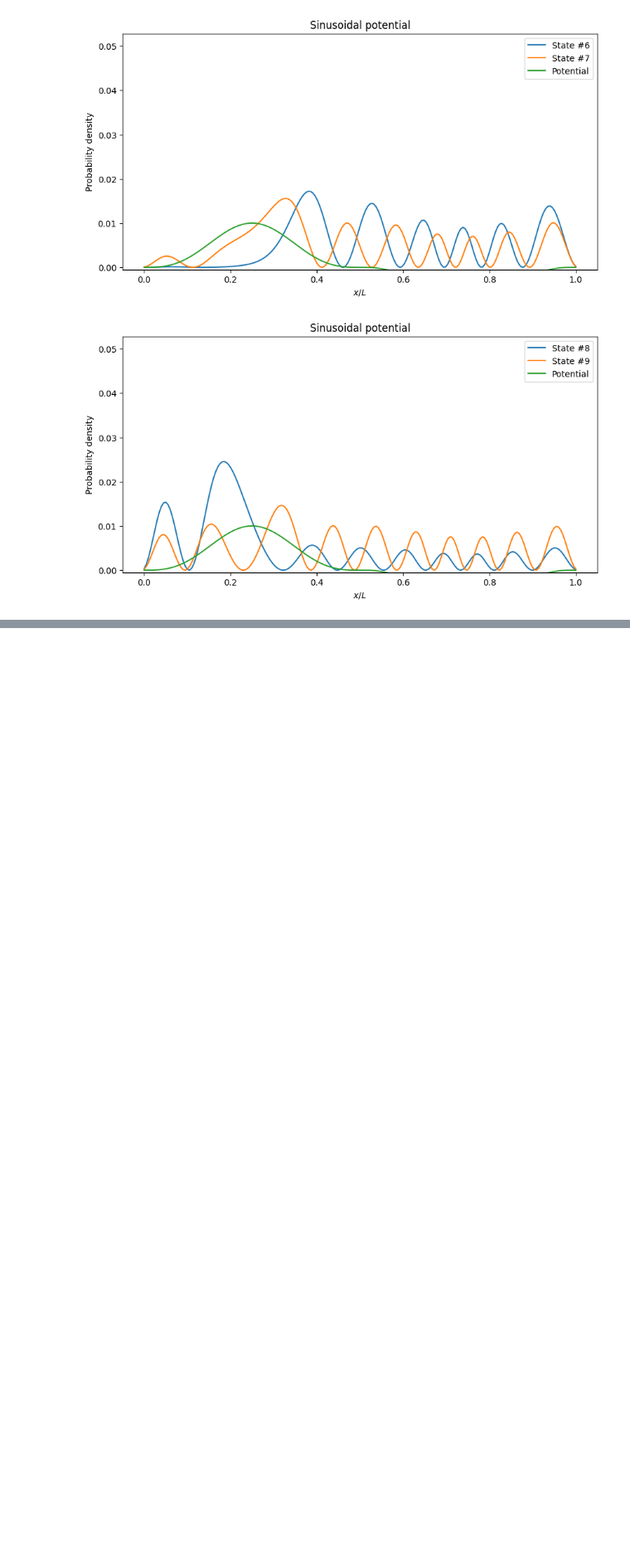
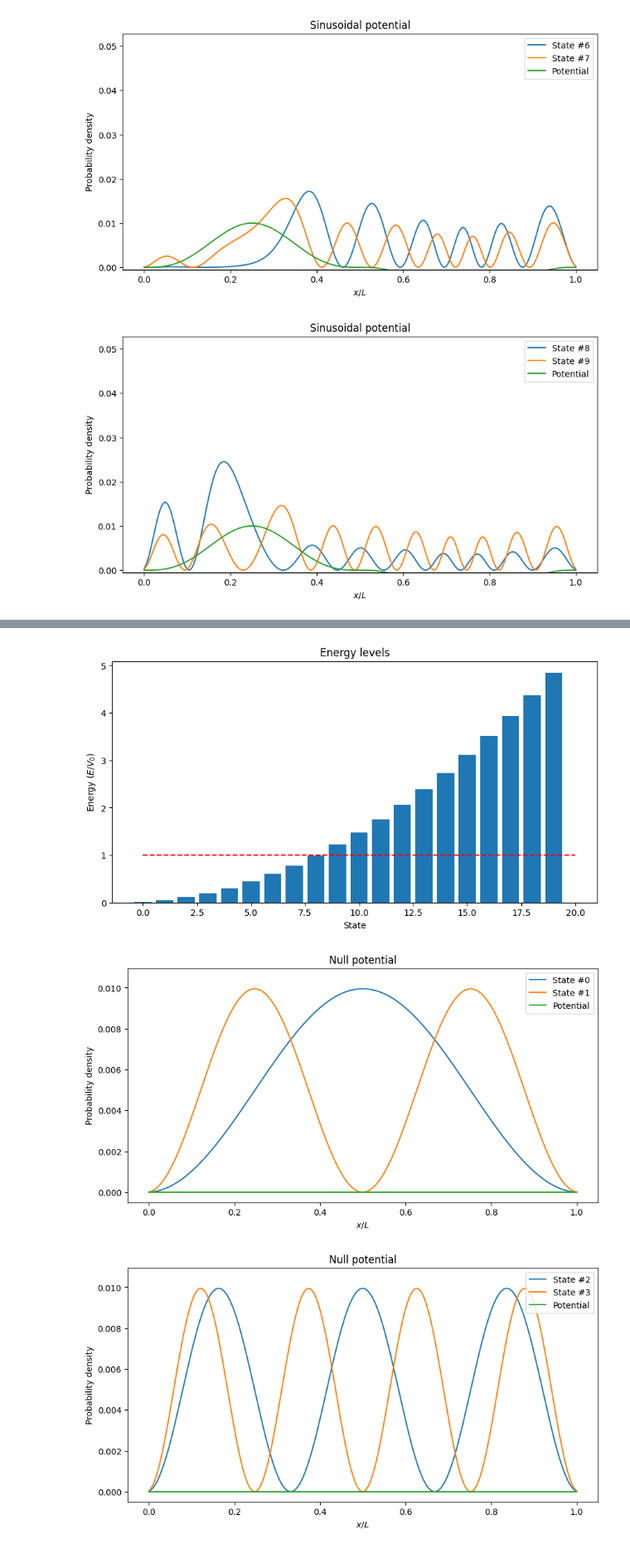
Before and after one commit to MrIsCM/Physics_Simulations, a Jupyter notebook: Shrodinger/shrod_eq.ipynb, the cells around one changed output, grey strips where cells are left out. Shown at 83% size. Cells and saved outputs as stored; diff of their text form; code cells hidden in the pictures; blank space fills up the shorter version.

```diff
--- a/Shrodinger/shrod_eq.ipynb
+++ b/Shrodinger/shrod_eq.ipynb
@@ -245,0 +263,23 @@ for index in range(0, len(eigenvalues), 2):
+# %%
+N = 200
+V_null = null_potential(N)
+
+H_null = hamiltonian(N, V_null)
+eigenvalues_null, eigenvectors_null = compute_eigens(H_null, k=20)
+
+eigenenergy_plot(eigenvalues_null, V_0)
+
+for index in range(0, len(eigenvalues_null), 2):
+	fig = plt.figure(figsize=(10, 5))
+	plt.plot(X, eigenvectors_null[:, index]**2, label=f'State #{index}')
+	plt.plot(X, eigenvectors_null[:, index+1]**2, label=f'State #{index+1}')
+	plt.plot(X, V_null, label='Potential')
+	plt.ylim(-0.0005, np.max(eigenvectors_null**2)*1.1)
+	plt.title('Null potential')
+	plt.xlabel('$x/L$')
+	plt.ylabel('Probability density')
+	plt.legend()
+# %% [output]
+[figure, added]
+[figure, added]
+[figure, added]
```
Also changed, not shown: parts of 6 cells of this notebook.
